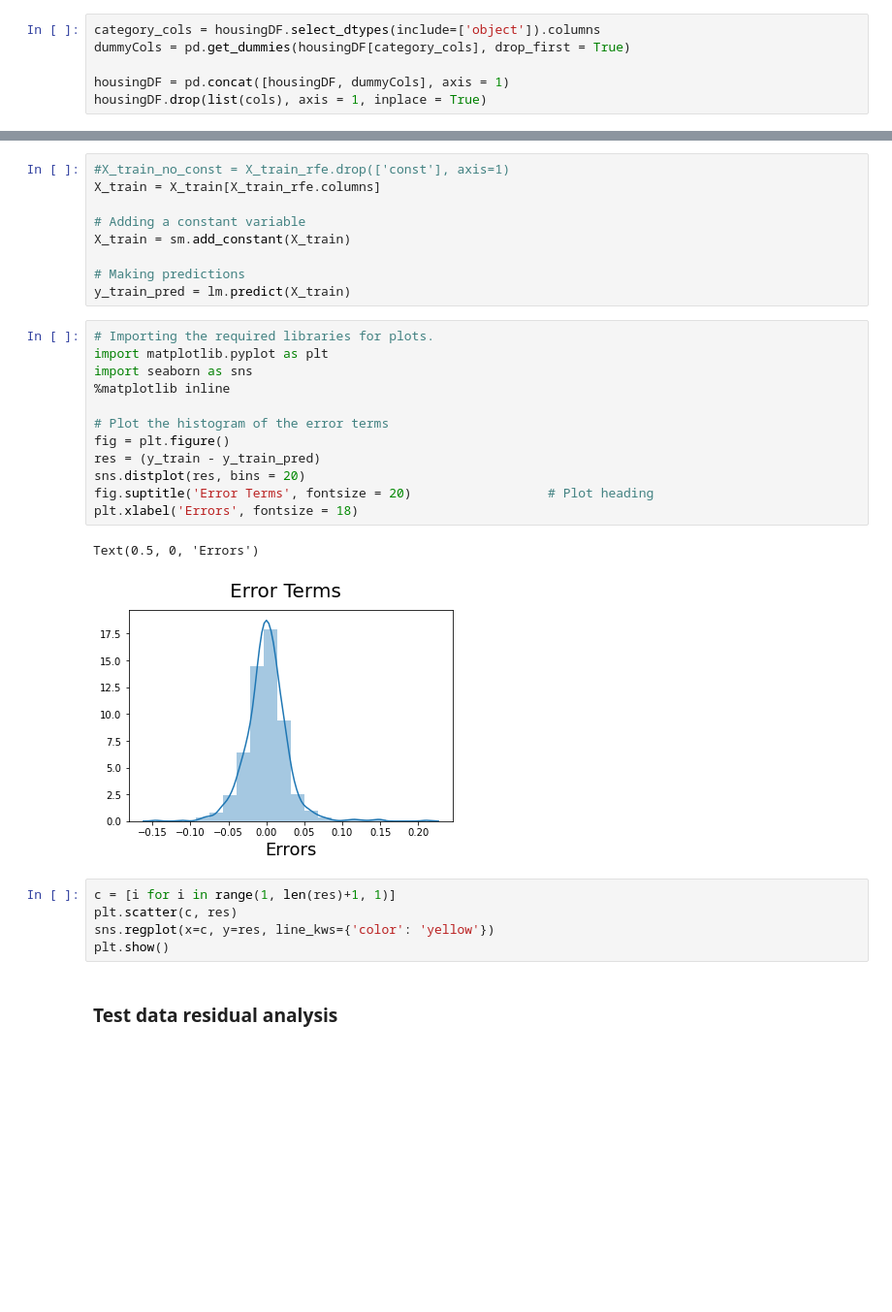
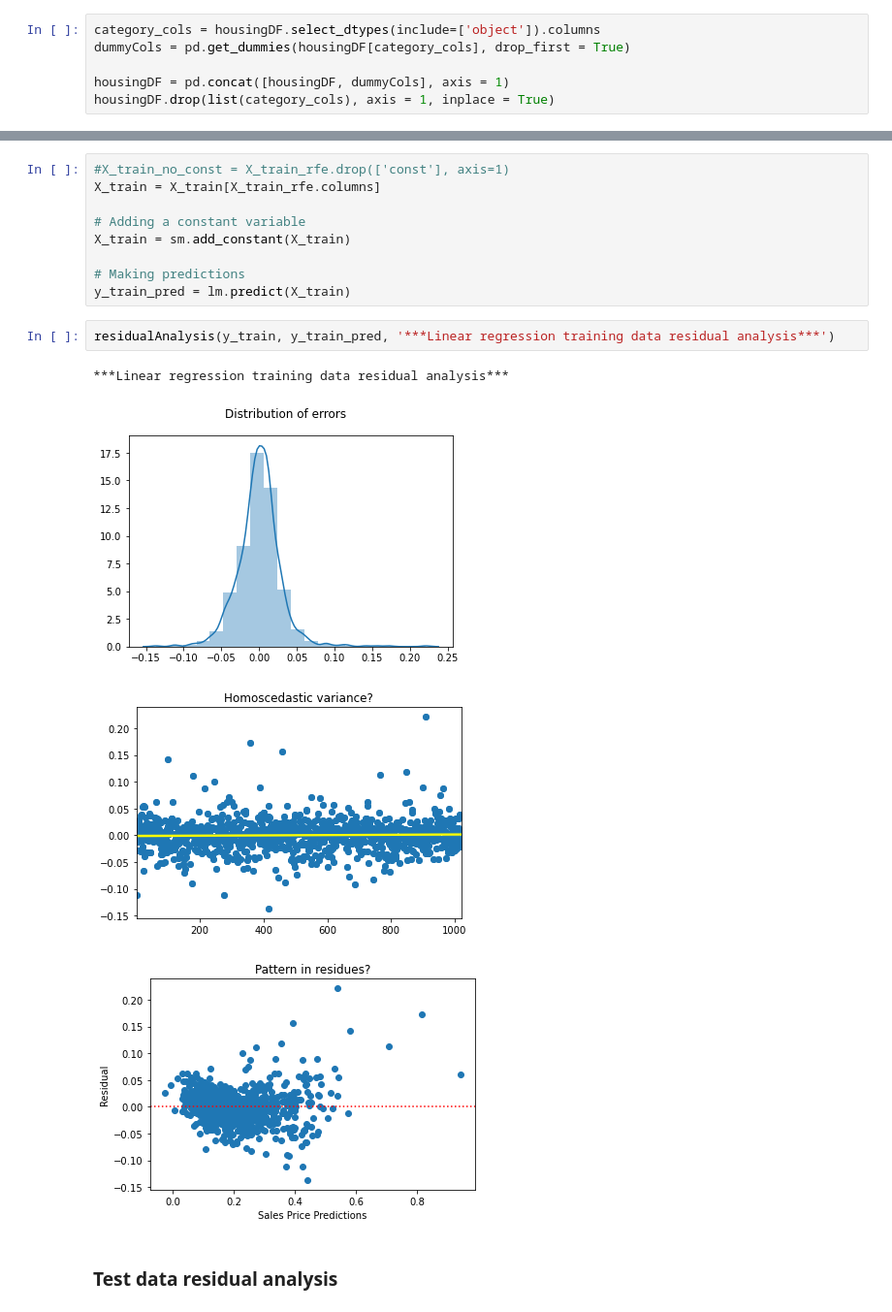
Before and after one commit to Kumaraguru-Muthuraj/_AIML_Code, a Jupyter notebook: _PythonNotebooks/_Course4_Machine_Learning_2/Mod2_Advanced_Regression_Assignment/SurpriseHousingAssignment.ipynb, the cells around one changed output, grey strips where cells are left out. Shown at 97% size. Cells and saved outputs as stored; diff of their text form; blank space fills up the shorter version.

```diff
--- a/_PythonNotebooks/_Course4_Machine_Learning_2/Mod2_Advanced_Regression_Assignment/SurpriseHousingAssignment.ipynb
+++ b/_PythonNotebooks/_Course4_Machine_Learning_2/Mod2_Advanced_Regression_Assignment/SurpriseHousingAssignment.ipynb
@@ -349,7 +437,7 @@ category_cols = housingDF.select_dtypes(include=['object']).columns
 dummyCols = pd.get_dummies(housingDF[category_cols], drop_first = True)
 
 housingDF = pd.concat([housingDF, dummyCols], axis = 1)
-housingDF.drop(list(cols), axis = 1, inplace = True)
+housingDF.drop(list(category_cols), axis = 1, inplace = True)
 # %%
 housingDF.columns
 # %% [output]
@@ -628,26 +688,13 @@ X_train = sm.add_constant(X_train)
 
 # Making predictions
 y_train_pred = lm.predict(X_train)
-# %%
-# Importing the required libraries for plots.
-import matplotlib.pyplot as plt
-import seaborn as sns
-%matplotlib inline
-
-# Plot the histogram of the error terms
-fig = plt.figure()
-res = (y_train - y_train_pred)
-sns.distplot(res, bins = 20)
-fig.suptitle('Error Terms', fontsize = 20)                  # Plot heading
-plt.xlabel('Errors', fontsize = 18)
-# %% [output]
-Text(0.5, 0, 'Errors')
-[figure, removed]
-# %%
-c = [i for i in range(1, len(res)+1, 1)]
-plt.scatter(c, res)
-sns.regplot(x=c, y=res, line_kws={'color': 'yellow'})
-plt.show()
+# %%
+residualAnalysis(y_train, y_train_pred, '***Linear regression training data residual analysis***')
+# %% [output]
+***Linear regression training data residual analysis***
+[figure, added]
+[figure, added]
+[figure, added]
 # %% [markdown]
 ### Test data residual analysis
 # %%
```
Also changed, not shown: parts of 36 cells of this notebook.
